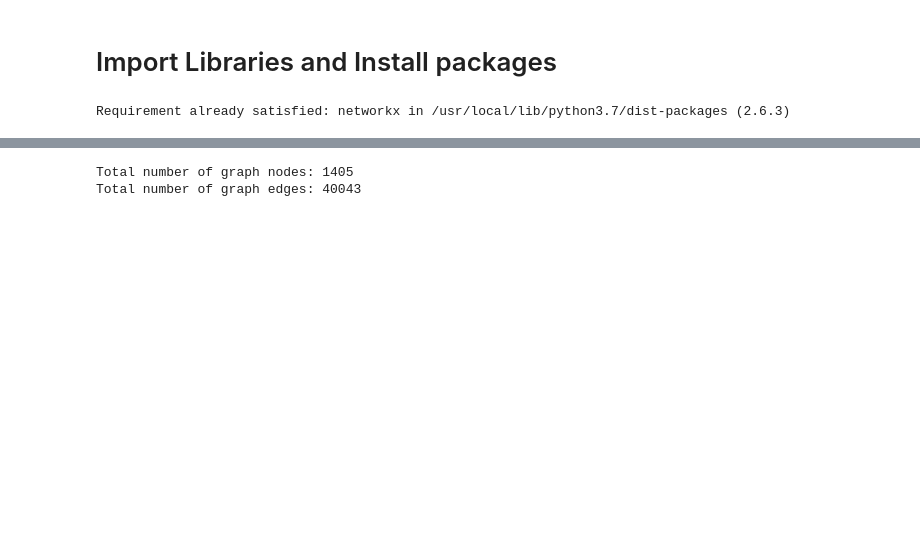
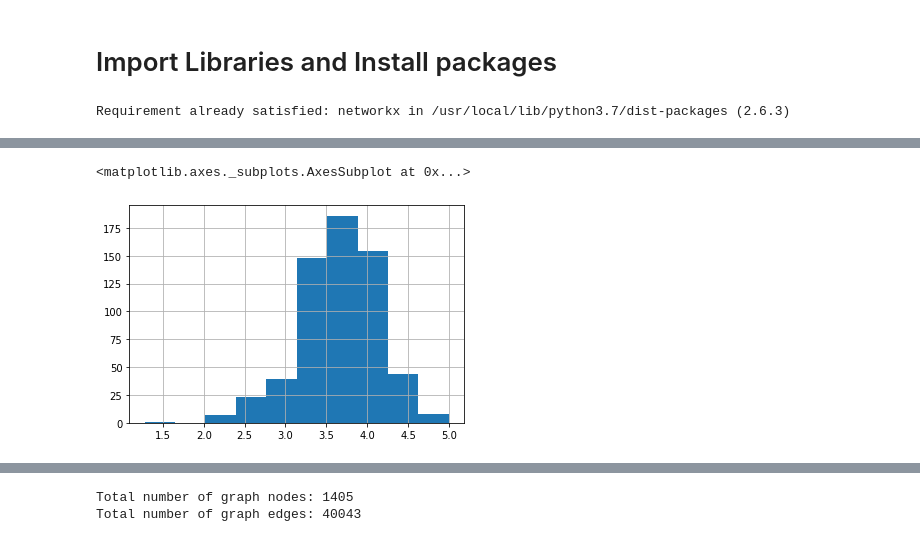
Before and after one commit to chihyanghsu0805/keras_tutorial, a Jupyter notebook: tutorials/keras/graph_representation_learning/node2vec.ipynb, the cells around one changed output, grey strips where cells are left out. Saved outputs shown, nothing was run; the diff lists cells and outputs as text; code cells hidden in the pictures; blank space fills up the shorter version.

```diff
--- a/tutorials/keras/graph_representation_learning/node2vec.ipynb
+++ b/tutorials/keras/graph_representation_learning/node2vec.ipynb
@@ -40,3 +74,9 @@ ratings.head()
+# %%
+# Average ratings by user
+ratings.groupby("userId")["rating"].mean().hist()
+# %% [output]
+<matplotlib.axes._subplots.AxesSubplot at 0x...>
+[figure, added]
 # %%
 movies["movieId"] = movies["movieId"].apply(lambda x: f"movie_{x}")
 
```
Also changed, not shown: parts of 43 cells of this notebook.
